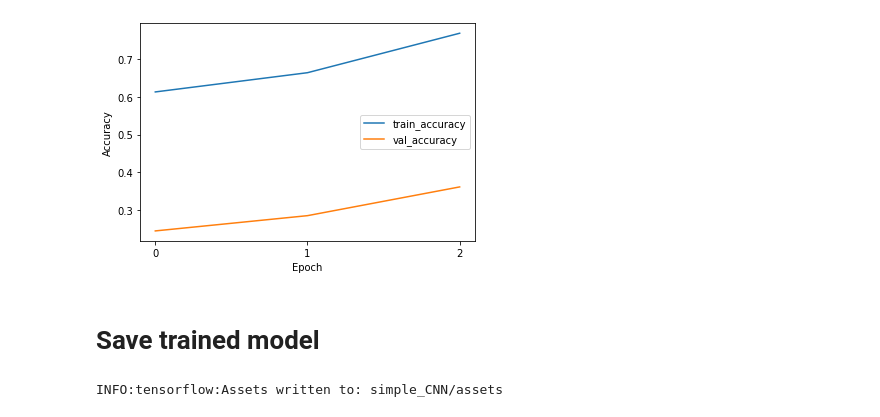
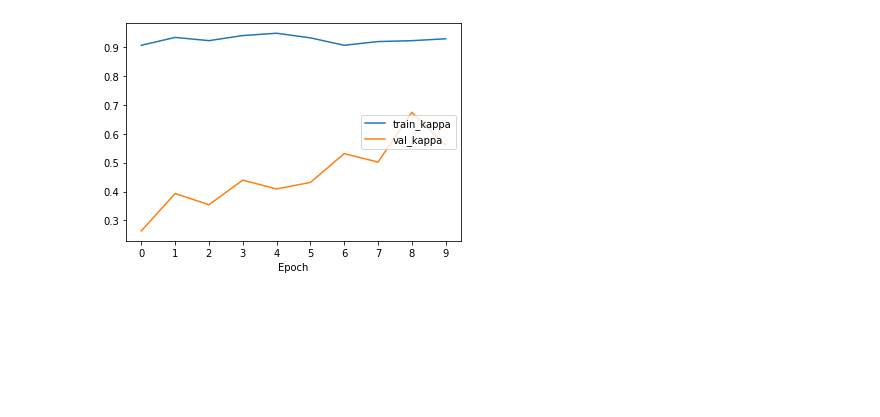
Before and after one commit to k4kTuS/BP_CNN, a Jupyter notebook: src/training.ipynb, the cells around one changed output. Saved outputs shown, nothing was run; the diff lists cells and outputs as text; code cells hidden in the pictures; blank space fills up the shorter version.

```diff
--- a/src/training.ipynb
+++ b/src/training.ipynb
@@ -87,0 +130,31 @@ Epoch 3/3
+# %%
+kappa_metric = CohenKappa(num_classes=2, name='kappa')
+
+model = build_model(base_name=BASE_NAME,
+                    weights=WEIGHTS,
+                    shape=INPUT_SHAPE,
+                    pooling=POOLING,
+                    name=MODEL_NAME,
+                    metrics=[kappa_metric, 'accuracy']
+                    )
+# %%
+checkpoint_filepath = 'resnet.{epoch:02d}-{val_loss:.2f}'
+
+# checkpoint_cb = tf.keras.callbacks.ModelCheckpoint(
+#     filepath=checkpoint_filepath,
+#     save_weights_only=True,
+#     monitor='val_kappa',
+#     mode='max',
+#     save_best_only=True)
+
+# early_stopping_cb = tf.keras.callbacks.EarlyStopping(
+#     monitor='val_loss',
+#     min_delta=0,
+#     patience=10,
+#     verbose=1,
+#     mode='auto',
+#     restore_best_weights=False)
+
+# callbacks=[early_stopping_cb, checkpoint_cb]
+
+hist = model.fit(x=train_flow, epochs=EPOCHS, validation_data=valid_flow, class_weight=get_class_weights(train_df), verbose=2)
@@ -88,17 +192,11 @@ Epoch 3/3
 # %%
-plt.plot(hist.history['accuracy'], label='train_accuracy')
-plt.plot(hist.history['val_accuracy'], label = 'val_accuracy')
+plt.plot(hist.history['kappa'], label='train_kappa')
+plt.plot(hist.history['val_kappa'], label = 'val_kappa')
 plt.xlabel('Epoch')
-plt.ylabel('Accuracy')
+plt.ylabel('')
 plt.legend(loc='right')
-plt.xticks(np.arange(3))
+plt.xticks(np.arange(10))
 
 plt.show()
 # %% [output]
-[figure, old version]
+[figure, new version]
-# %% [markdown]
-# Save trained model
-# %%
-model.save('simple_CNN')
-# %% [output]
-INFO:tensorflow:Assets written to: simple_CNN/assets
```
Also changed, not shown: parts of 26 cells of this notebook, 1 other file.
